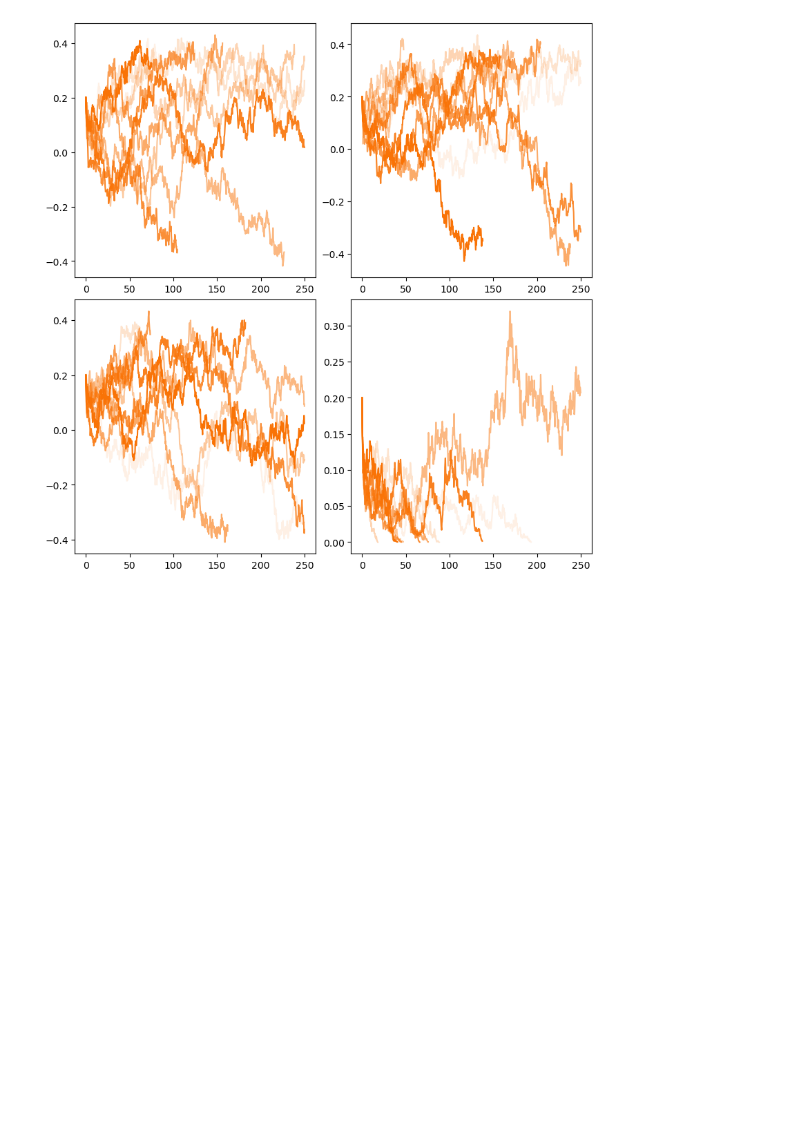
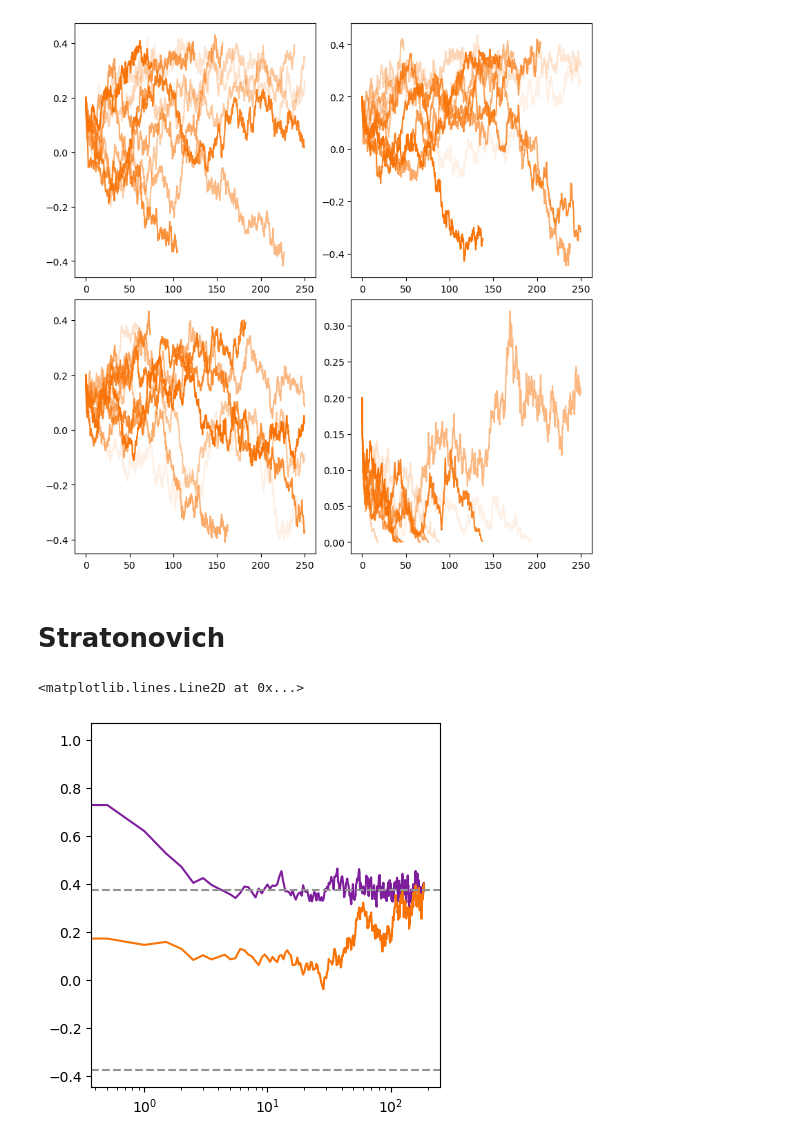
Before and after one commit to dmarchp/TFM_code, a Jupyter notebook: non_lin_models/det_sols_non_lin/stoc_eq_int.ipynb, the cells around one changed output. Drawn from its saved outputs; the diff is of its cells as text; code cells hidden in the pictures; blank space fills up the shorter version.

```diff
--- a/non_lin_models/det_sols_non_lin/stoc_eq_int.ipynb
+++ b/non_lin_models/det_sols_non_lin/stoc_eq_int.ipynb
@@ -221,3 +223,5 @@ for i in range(10):
     ax[1,1].plot(tspan, result[:,1], color='xkcd:orange', alpha=(i+1)/10)
 # %% [output]
 [figure]
+# %% [markdown]
+# Stratonovich
@@ -223,0 +263,29 @@ for i in range(10):
+# %%
+l = 1.6
+N = 1000
+
+tspan = np.linspace(0.0, 500.0, 1001)
+
+# numerical integration of the Langevin eq's for x1, x2:
+# x0_x1x2 = [0.6,0.4]
+# res_x1x2 = sdeint.itoint(A_x1x2_strat, B_x1x2_strat, x0_x1x2, tspan)
+# rho_x1x2, m_x1x2 = np.array(res_x1x2[:,0]) + np.array(res_x1x2[:,1]), np.array(res_x1x2[:,0]) - np.array(res_x1x2[:,1])
+
+# for rho,m
+rhom0 = [1.0,0.2]
+res = sdeint.stratint(A_rhom_strat, B_rhom_strat, rhom0, tspan)
+# %%
+fig, ax = plt.subplots(1, 1, figsize=(4,4), constrained_layout=True)
+ax.set(xscale='log')
+
+# ax.plot(tspan, rho_x1x2, color='xkcd:purple') # rho
+# ax.plot(tspan, m_x1x2, color='xkcd:orange') # m
+
+ax.plot(tspan, res[:,0], color='xkcd:purple') # rho
+ax.plot(tspan, res[:,1], color='xkcd:orange') # m
+
+ax.axhline(1-1/l, ls='--', color='xkcd:gray')
+ax.axhline(-(1-1/l), ls='--', color='xkcd:gray')
+# %% [output]
+<matplotlib.lines.Line2D at 0x...>
+[figure, added]
```
Also changed, not shown: parts of 3 cells of this notebook, 19 other files.
